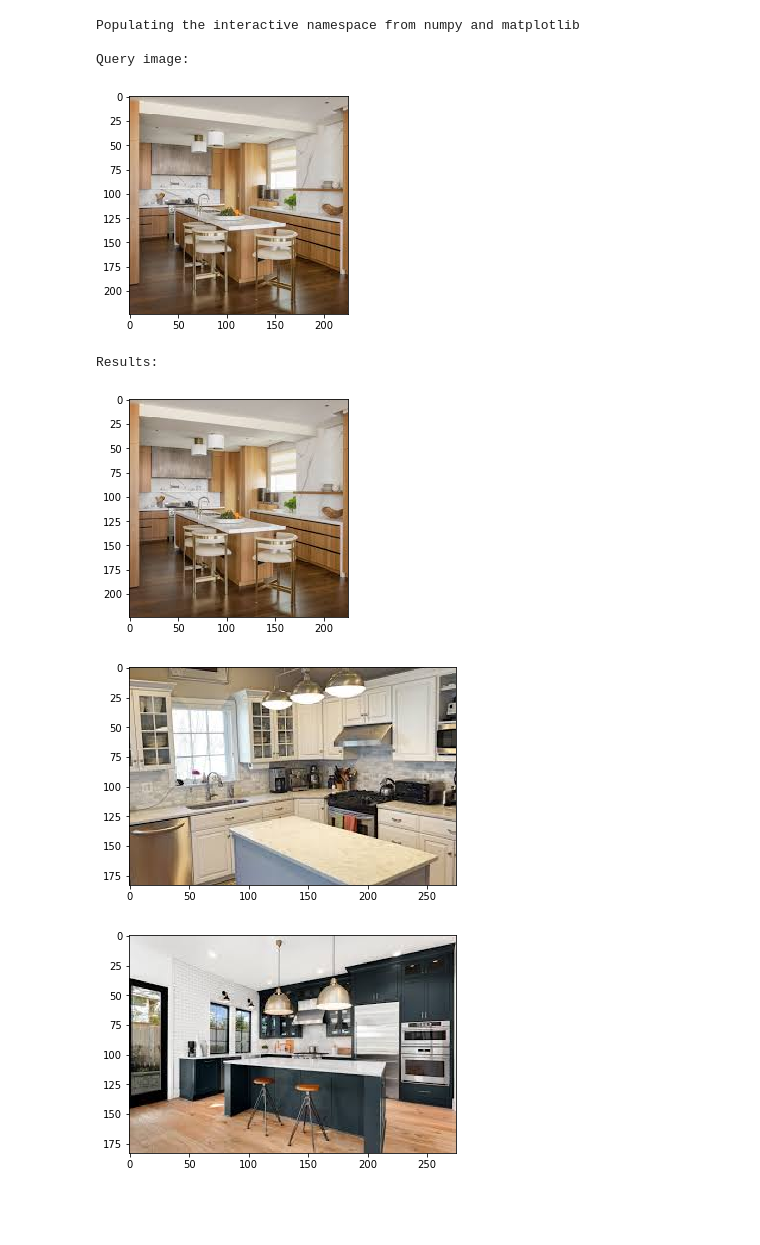
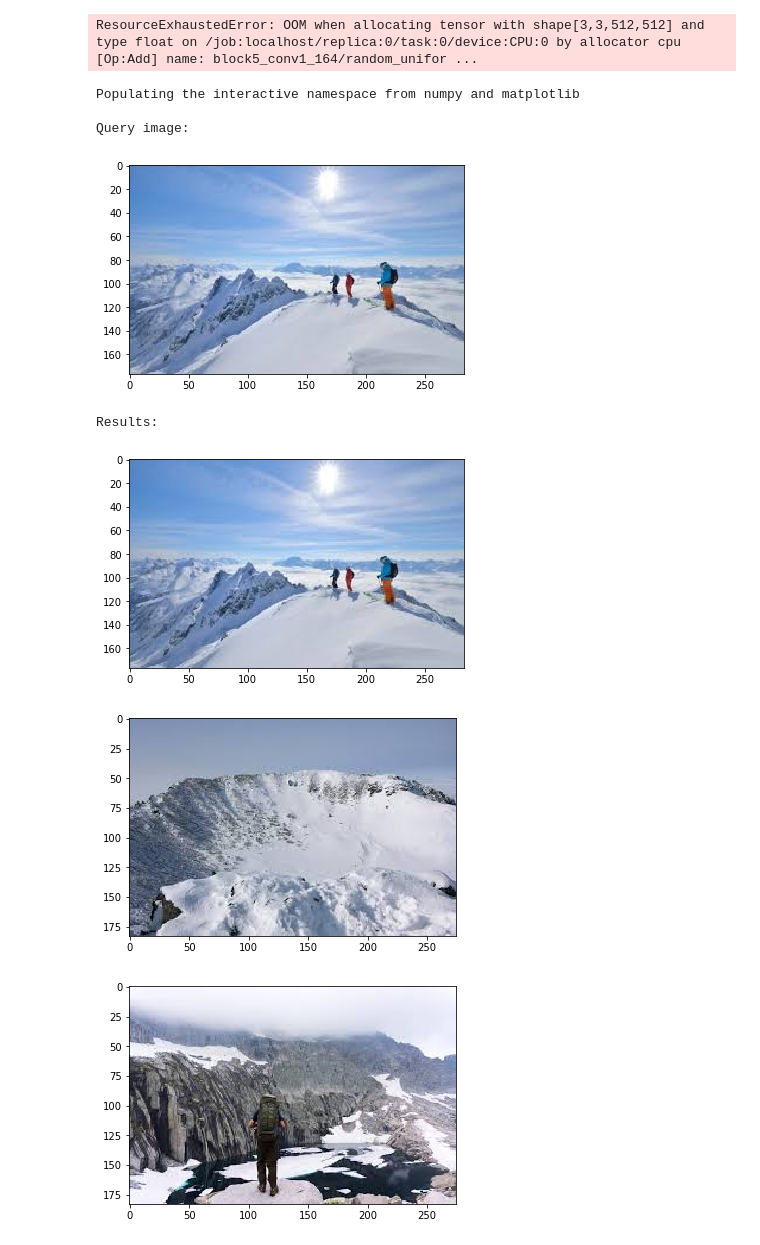
Before and after one commit to UMass-Rescue/image-similarity, a Jupyter notebook: query-image-retrieval.ipynb, the cells around one changed output. Saved outputs shown, nothing was run; the diff lists cells and outputs as text; code cells hidden in the pictures; blank space fills up the shorter version.

Commit message:
Adds logic to make the query image faster

```diff
--- a/query-image-retrieval.ipynb
+++ b/query-image-retrieval.ipynb
@@ -153,40 +145,45 @@ The distance between query image data\image-16.jpg and candidate image D:\SPRING
+# %%
+class color:
+   PURPLE = '\033[95m'
+   CYAN = '\033[96m'
+   DARKCYAN = '\033[36m'
+   BLUE = '\033[94m'
+   GREEN = '\033[92m'
+   YELLOW = '\033[93m'
+   RED = '\033[91m'
+   BOLD = '\033[1m'
+   UNDERLINE = '\033[4m'
+   END = '\033[0m'
+
+model_name = 'deepranking-v2-150000.h5'
+query_image = 'data\image-11.jpg'
+img_directory = r'D:\SPRING-20\696-E\image-similarity\data'
+K = 6
+start_time = time.time() # Start Time
+sorted_image_scores = getSimilarImages(model_name, query_image, img_directory, K)
+print("Time to execute this function is ", time.time() - start_time) # End Time
+# %% [output]
+ResourceExhaustedError: OOM when allocating tensor with shape[3,3,512,512] and type float on /job:localhost/replica:0/task:0/device:CPU:0 by allocator cpu [Op:Add] name: block5_conv1_164/random_unifor ...
 # %%
 %pylab inline
 import matplotlib.pyplot as plt
 import matplotlib.image as mpimg
-class color:
-   PURPLE = '\033[95m'
-   CYAN = '\033[96m'
-   DARKCYAN = '\033[36m'
-   BLUE = '\033[94m'
-   GREEN = '\033[92m'
-   YELLOW = '\033[93m'
-   RED = '\033[91m'
-   BOLD = '\033[1m'
-   UNDERLINE = '\033[4m'
-   END = '\033[0m'
 
-sorted_image_scores = {k:v for k, v in sorted(image_score.items(), key = lambda item: item[1])}
-
-count = 0
 print("\n"+color.BOLD + "Query image: " + color.END + "\n")
 img=mpimg.imread(query_image)
 imgplot = plt.imshow(img)
 plt.show()
 print(color.BOLD + "Results:" + color.END + "\n")
 for image in sorted_image_scores:
-    if count >= 5:
-        break
     img=mpimg.imread(image)
     imgplot = plt.imshow(img)
     plt.show()
-    count += 1
 # %% [output]
 Populating the interactive namespace from numpy and matplotlib
 
 Query image:
-[figure, old version]
+[figure, new version]
 Results:
-[figure, old version]
+[figure, new version]
-[figure, old version]
+[figure, new version]
-[figure, old version]
+[figure, new version]
```
Also changed, not shown: parts of 11 cells of this notebook, 1 other file.
